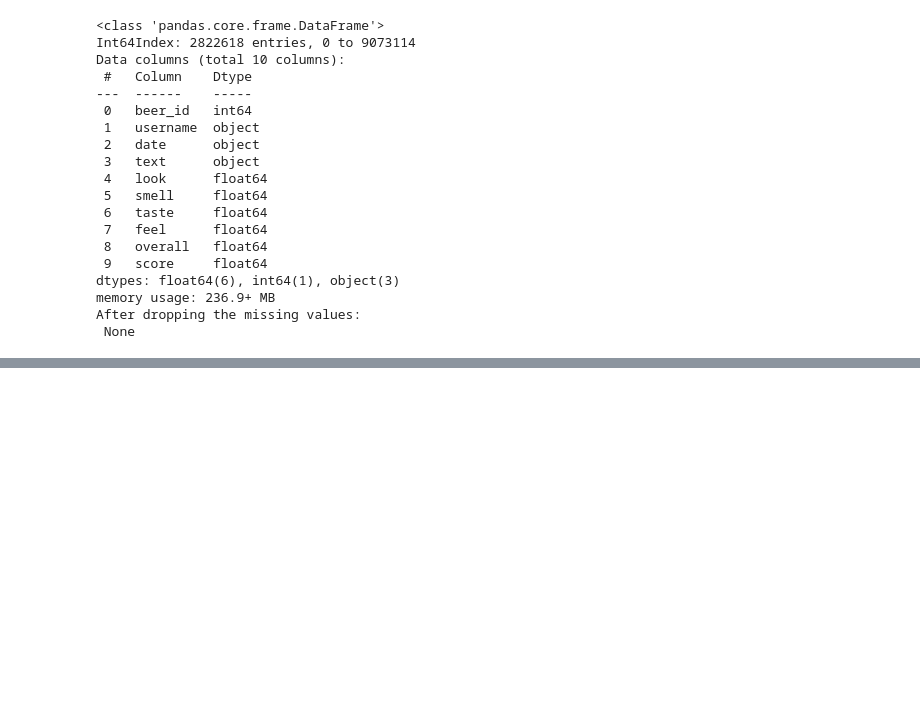
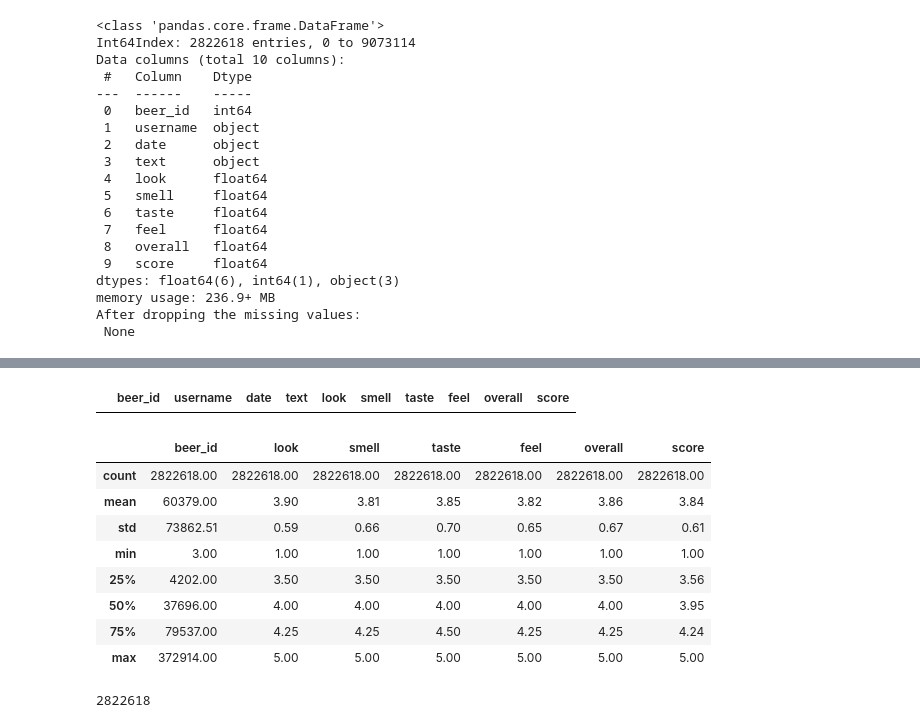
Before and after one commit to jenmusdat/BeerMachineLearning, a Jupyter notebook: Analysis/Jay-Beer-Data-Explore.ipynb, the cells around one changed output, grey strips where cells are left out. Drawn from its saved outputs; the diff is of its cells as text; code cells hidden in the pictures; blank space fills up the shorter version.

```diff
--- a/Analysis/Jay-Beer-Data-Explore.ipynb
+++ b/Analysis/Jay-Beer-Data-Explore.ipynb
@@ -98,0 +106,22 @@ df.to_csv("reviews_clean.csv")
+# %%
+# Let's check for duplication amongst reviews
+df[df.duplicated(['beer_id', 'username'])]
+# %% [output]
+|  | beer_id | username | date | text | look | smell | taste | feel | overall | score |
+# %%
+# Quick check of metrics
+round(df.describe(),2)
+# %% [output]
+|  | beer_id | look | smell | taste | feel | overall | score |
+| count | 2822618.00 | 2822618.00 | 2822618.00 | 2822618.00 | 2822618.00 | 2822618.00 | 2822618.00 |
+| mean | 60379.00 | 3.90 | 3.81 | 3.85 | 3.82 | 3.86 | 3.84 |
+| std | 73862.51 | 0.59 | 0.66 | 0.70 | 0.65 | 0.67 | 0.61 |
+| min | 3.00 | 1.00 | 1.00 | 1.00 | 1.00 | 1.00 | 1.00 |
+| 25% | 4202.00 | 3.50 | 3.50 | 3.50 | 3.50 | 3.50 | 3.56 |
+| 50% | 37696.00 | 4.00 | 4.00 | 4.00 | 4.00 | 4.00 | 3.95 |
+| 75% | 79537.00 | 4.25 | 4.25 | 4.50 | 4.25 | 4.25 | 4.24 |
+| max | 372914.00 | 5.00 | 5.00 | 5.00 | 5.00 | 5.00 | 5.00 |
+# %%
+len(df)
+# %% [output]
+2822618
```
Also changed, not shown: parts of 37 cells of this notebook, 2 other files.
